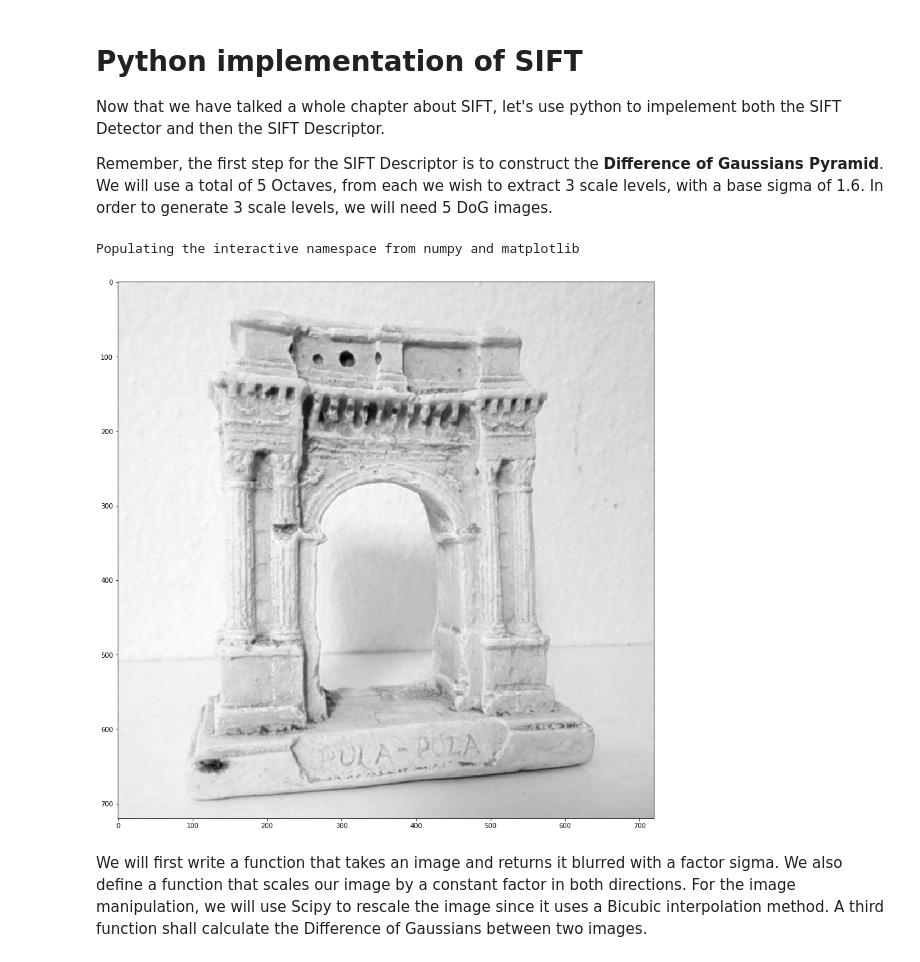
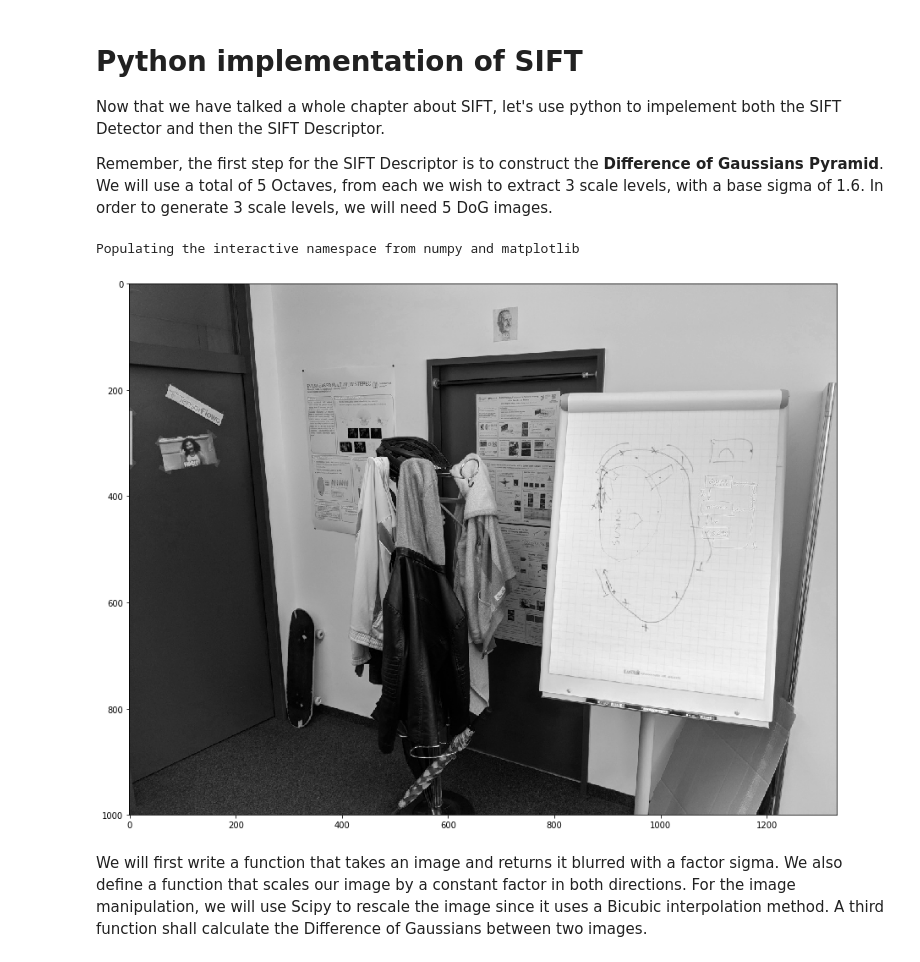
Before and after one commit to polygon-software/python-visual-odometry, a Jupyter notebook: Chapter 7 - Point Feature Description & Matching (FAST, SIFT, SURF).ipynb, the cells around one changed output. Saved outputs shown, nothing was run; the diff lists cells and outputs as text; code cells hidden in the pictures.

```diff
--- a/Chapter 7 - Point Feature Description & Matching (FAST, SIFT, SURF).ipynb
+++ b/Chapter 7 - Point Feature Description & Matching (FAST, SIFT, SURF).ipynb
@@ -130,31 +130,31 @@ Remember, the first step for the SIFT Descriptor is to construct the **Differenc
 # %%
 %pylab inline
 pylab.rcParams['figure.figsize'] = (15, 15)
 
 import numpy as np
 import matplotlib.pyplot as plt
 import matplotlib.image as mpimg
 from scipy.misc import imresize
 from scipy.ndimage import gaussian_filter
 from scipy.spatial.distance import euclidean
 
 # Number of Scales
 n_scales = 3
 
 # Number of Octaves
 n_octaves = 5
 
 # Base sigma
 sigma = 1.6
 
 # Example image (since we have a greyscale image, reduce dimensionality down to 2)
-img = mpimg.imread('img/chapter_6/harris_1.jpg')[:,:,0]
+img = mpimg.imread('img/chapter_7/img_1.jpg')[:,:,0]
 img = np.array(img, dtype=np.float32) / 255
 plt.imshow(img, cmap='gray')
 plt.show()
 # %% [output]
 Populating the interactive namespace from numpy and matplotlib
-[figure, old version]
+[figure, new version]
 # %% [markdown]
 We will first write a function that takes an image and returns it blurred with a factor sigma. We also define a function that scales our image by a constant factor in both directions. For the image manipulation, we will use Scipy to rescale the image since it uses a Bicubic interpolation method. A third function shall calculate the Difference of Gaussians between two images.
 # %%
```
Also changed, not shown: parts of 8 cells of this notebook, 5 other files.
